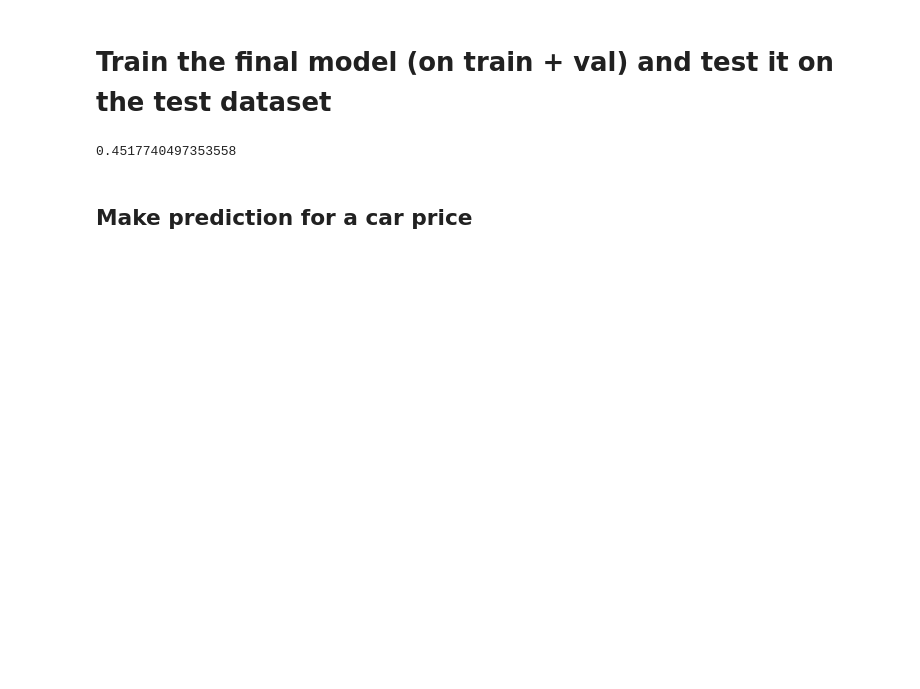
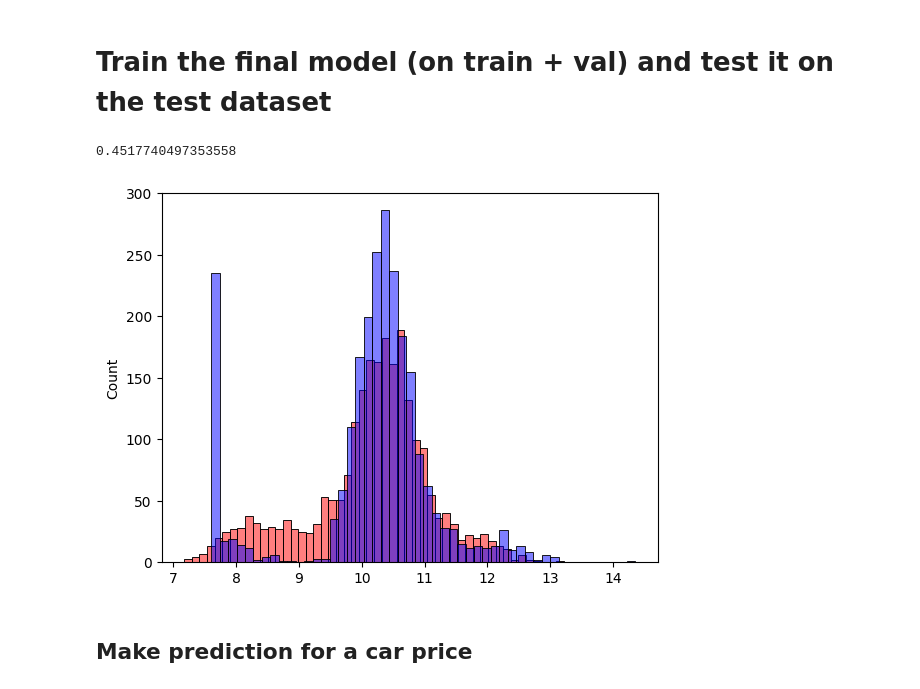
Before and after one commit to aaalexlit/machine-learning-zoomcamp-alex, a Jupyter notebook: 02-regression/carprice-eda-linreg.ipynb, the cells around one changed output. Cells and saved outputs as stored; diff of their text form; code cells hidden in the pictures; blank space fills up the shorter version.

```diff
--- a/02-regression/carprice-eda-linreg.ipynb
+++ b/02-regression/carprice-eda-linreg.ipynb
@@ -456,6 +456,10 @@ y_pred = predict(W=W, X=X_test)
 rmse(y_test, y_pred)
 # %% [output]
 0.4517740497353558
+# %%
+plot_pred_vs_true_hist(y_pred=y_pred,y_true=y_test)
+# %% [output]
+[figure, added]
 # %% [markdown]
 ## Make prediction for a car price
 # %%
```
